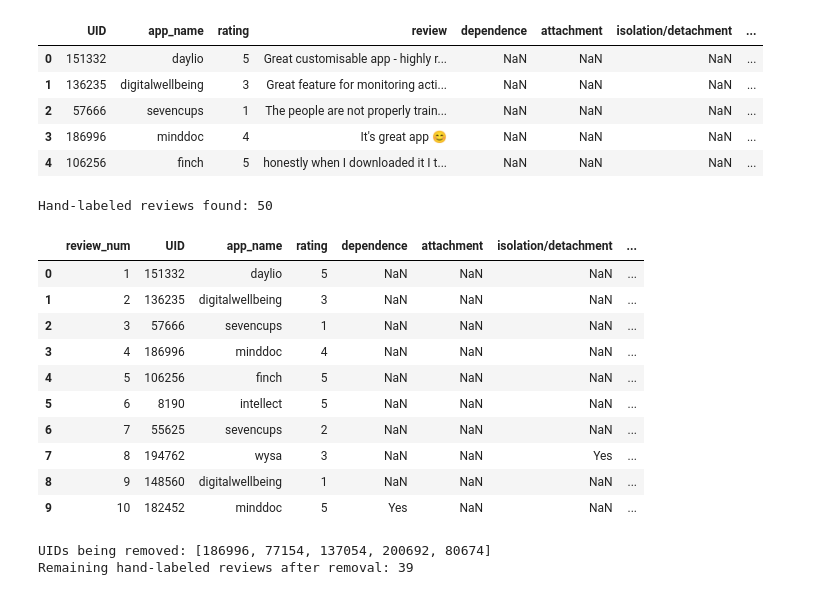
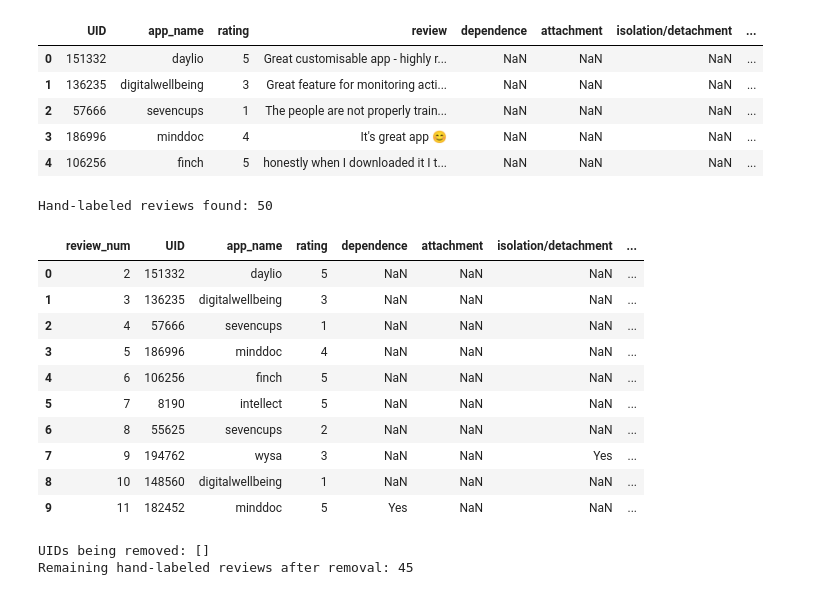
Before and after one commit to Break-Through-Tech/Cornell-1A-ai-companion-risk-radar, a Jupyter notebook: notebooks/multi_label_encoding.ipynb, the cells around one changed output. Cells and saved outputs as stored; diff of their text form; code cells hidden in the pictures.

```diff
--- a/notebooks/multi_label_encoding.ipynb
+++ b/notebooks/multi_label_encoding.ipynb
@@ -27,41 +27,42 @@ df_raw.head()
 | 3 | 186996 | minddoc | 4 | It's great app 😊 | NaN | NaN | NaN | ... |
 | 4 | 106256 | finch | 5 | honestly when I downloaded it I t... | NaN | NaN | NaN | ... |
 # %%
-# pull out labelled reviews
 LABEL_COLS = [
     "dependence",
     "attachment",
     "isolation/detachment",
     "crisis-response frustration",
     "none",
 ]
 
 is_labeled = df_raw[LABEL_COLS].notna().any(axis=1)
-df_labeled = df_raw.loc[is_labeled].reset_index(drop=True)
+df_labeled = df_raw.loc[is_labeled].copy()
 
-# Keep the annotation order (review #1 = first labeled row, etc.)
-df_labeled.insert(0, "review_num", range(1, len(df_labeled) + 1))
+# df_raw's index is 0-based and excludes the header row, so the matching Excel row
+# number is index + 2 (1 to make it 1-based, +1 more for the header row).
+df_labeled["review_num"] = df_labeled.index + 2
+df_labeled = df_labeled.reset_index(drop=True)
 
 print(f"Hand-labeled reviews found: {len(df_labeled)}")
 df_labeled[["review_num", "UID", "app_name", "rating"] + LABEL_COLS].head(10)
 # %% [output]
 Hand-labeled reviews found: 50
 |  | review_num | UID | app_name | rating | dependence | attachment | isolation/detachment | ... |
-| 0 | 1 | 151332 | daylio | 5 | NaN | NaN | NaN | ... |
-| 1 | 2 | 136235 | digitalwellbeing | 3 | NaN | NaN | NaN | ... |
-| 2 | 3 | 57666 | sevencups | 1 | NaN | NaN | NaN | ... |
-| 3 | 4 | 186996 | minddoc | 4 | NaN | NaN | NaN | ... |
-| 4 | 5 | 106256 | finch | 5 | NaN | NaN | NaN | ... |
-| 5 | 6 | 8190 | intellect | 5 | NaN | NaN | NaN | ... |
-| 6 | 7 | 55625 | sevencups | 2 | NaN | NaN | NaN | ... |
-| 7 | 8 | 194762 | wysa | 3 | NaN | NaN | Yes | ... |
-| 8 | 9 | 148560 | digitalwellbeing | 1 | NaN | NaN | NaN | ... |
-| 9 | 10 | 182452 | minddoc | 5 | Yes | NaN | NaN | ... |
+| 0 | 2 | 151332 | daylio | 5 | NaN | NaN | NaN | ... |
+| 1 | 3 | 136235 | digitalwellbeing | 3 | NaN | NaN | NaN | ... |
+| 2 | 4 | 57666 | sevencups | 1 | NaN | NaN | NaN | ... |
+| 3 | 5 | 186996 | minddoc | 4 | NaN | NaN | NaN | ... |
+| 4 | 6 | 106256 | finch | 5 | NaN | NaN | NaN | ... |
+| 5 | 7 | 8190 | intellect | 5 | NaN | NaN | NaN | ... |
+| 6 | 8 | 55625 | sevencups | 2 | NaN | NaN | NaN | ... |
+| 7 | 9 | 194762 | wysa | 3 | NaN | NaN | Yes | ... |
+| 8 | 10 | 148560 | digitalwellbeing | 1 | NaN | NaN | NaN | ... |
+| 9 | 11 | 182452 | minddoc | 5 | Yes | NaN | NaN | ... |
 # %%
 #remove rows that are not mental-health related
 #Reviews **#5, #15, #17, #20, #23, were flagged as not actually being about mental health, they include things liek reviews about app-blockers, so are removed from the dataset
 # We match on `UID` (not row position) so this stays correct even if the sheet gets re-sorted, filtered, or more rows get added above these.
-REMOVE_REVIEW_NUMS = [4, 14, 16, 19, 22]
+REMOVE_REVIEW_NUMS = [5, 15, 17, 20, 23]
 
 removed_uids = df_labeled.loc[
     df_labeled["review_num"].isin(REMOVE_REVIEW_NUMS), "UID"
@@ -71,8 +72,8 @@ print("UIDs being removed:", removed_uids)
 df_labeled = df_labeled.loc[~df_labeled["UID"].isin(removed_uids)].reset_index(drop=True)
 print(f"Remaining hand-labeled reviews after removal: {len(df_labeled)}")
 # %% [output]
-UIDs being removed: [186996, 77154, 137054, 200692, 80674]
-Remaining hand-labeled reviews after removal: 39
+UIDs being removed: []
+Remaining hand-labeled reviews after removal: 45
 # %%
 ## add the new `user_complaint` category
 ## Reviews **#3, #18, #24, #25, #32, #40, #48** describe general product complaints (billing, missing features, app quality, etc.) rather than — or in addition to — a clinical risk,
```
Also changed, not shown: parts of 5 cells of this notebook, 1 other file.
